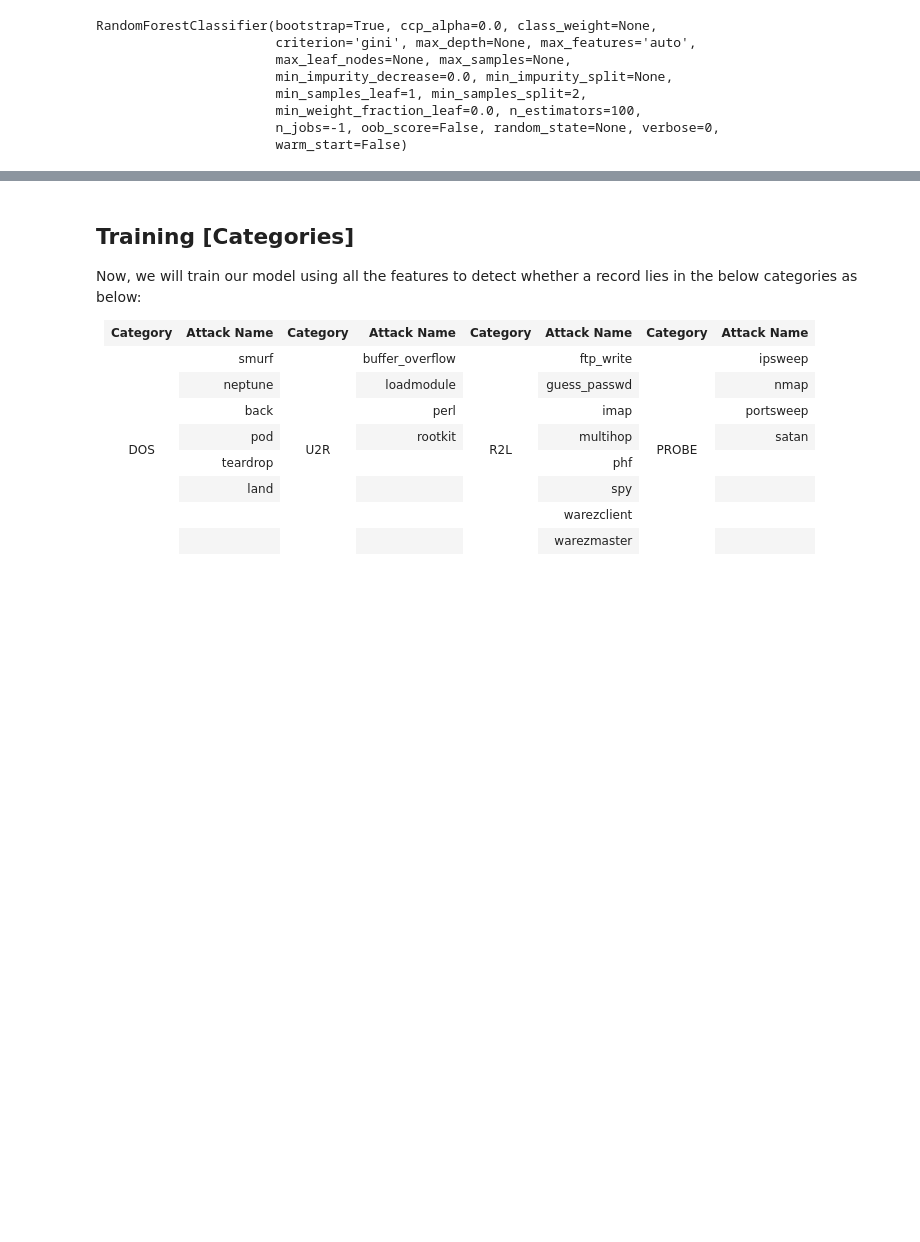
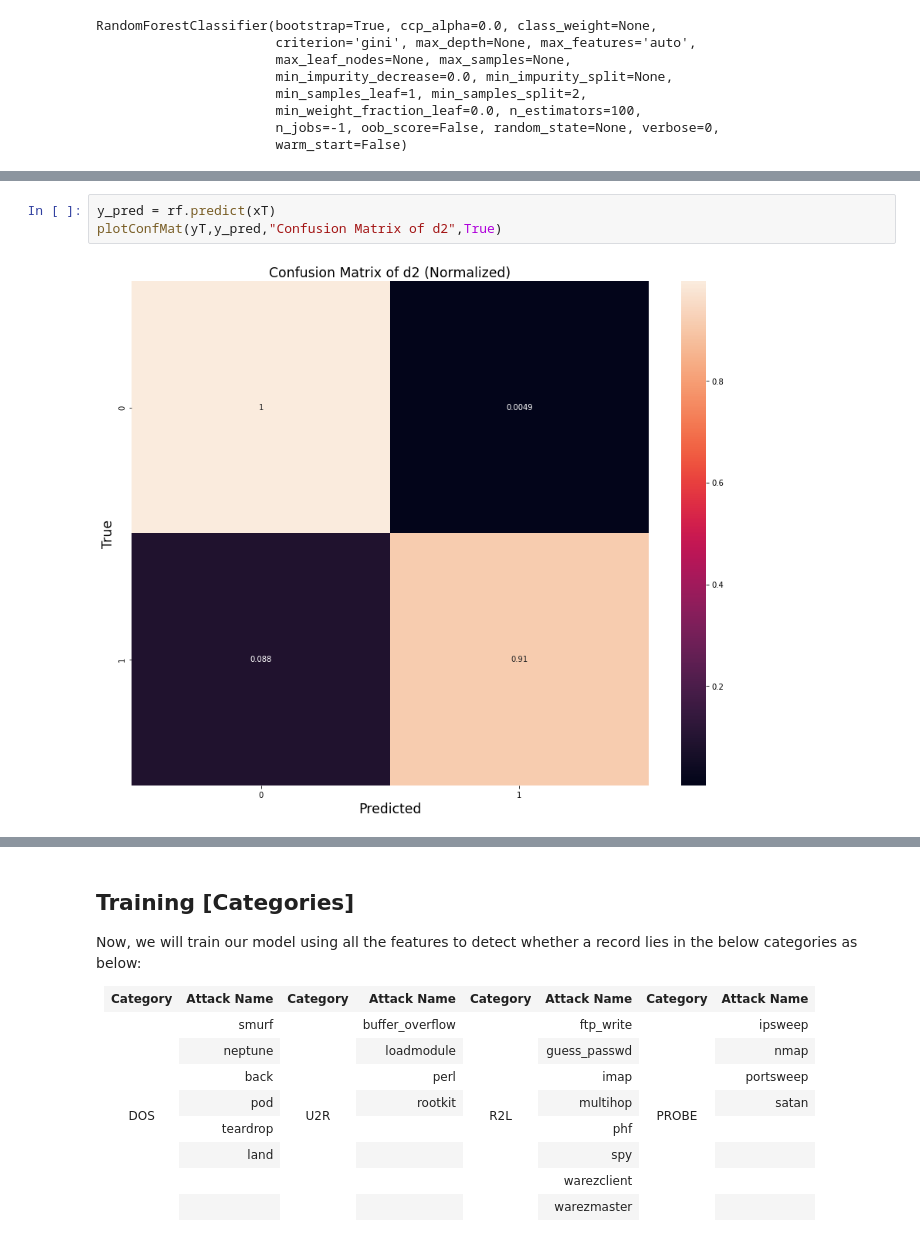
Before and after one commit to ammarSherif/KDD-ML-IDS, a Jupyter notebook: Random_Forest.ipynb, the cells around one changed output, grey strips where cells are left out. Saved outputs shown, nothing was run; the diff lists cells and outputs as text; blank space fills up the shorter version.

```diff
--- a/Random_Forest.ipynb
+++ b/Random_Forest.ipynb
@@ -483,0 +556,5 @@ Accuracy (Unknown attacks):  0.09792300710128678
+# %%
+y_pred = rf.predict(xT)
+plotConfMat(yT,y_pred,"Confusion Matrix of d2",True)
+# %% [output]
+[figure, added]
```
Also changed, not shown: parts of 34 cells of this notebook.
